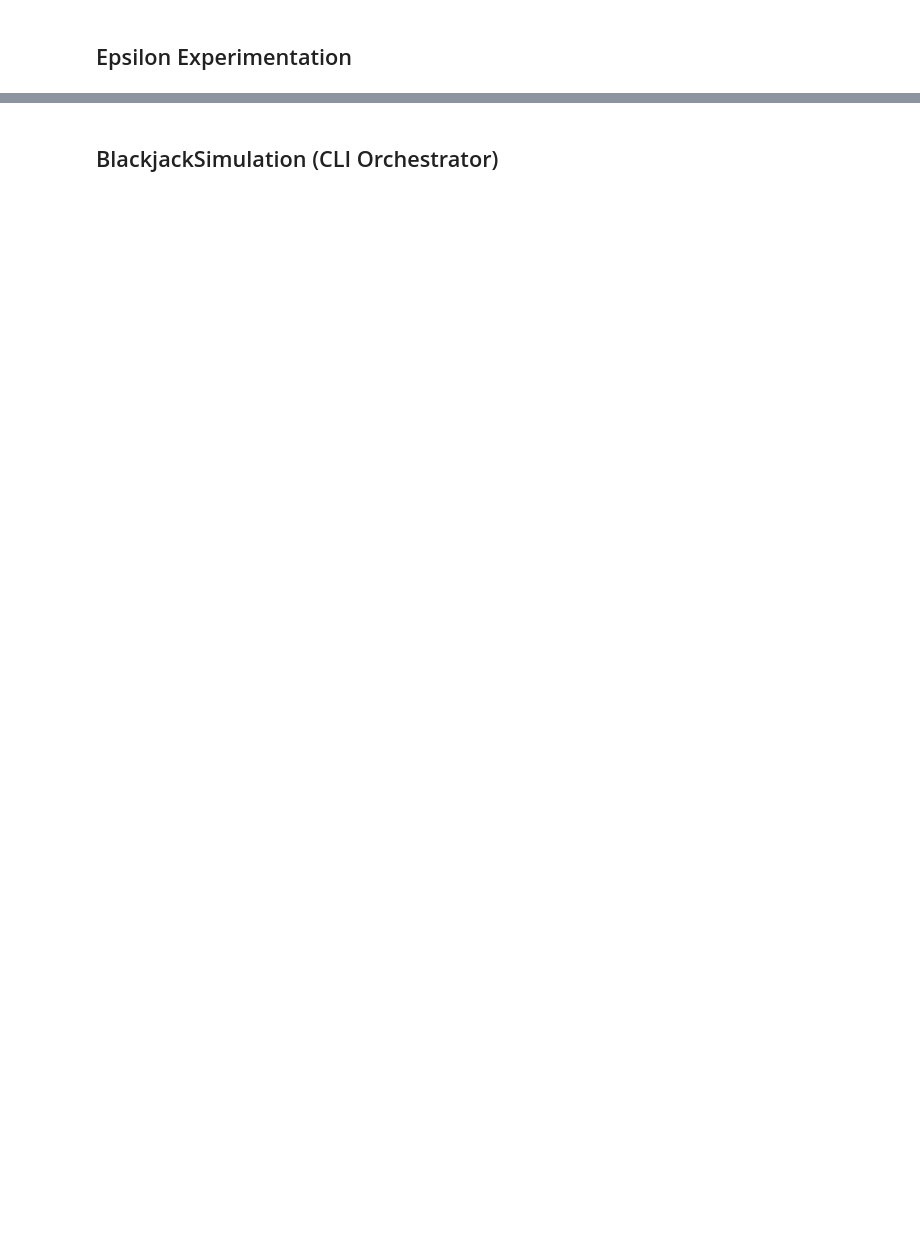
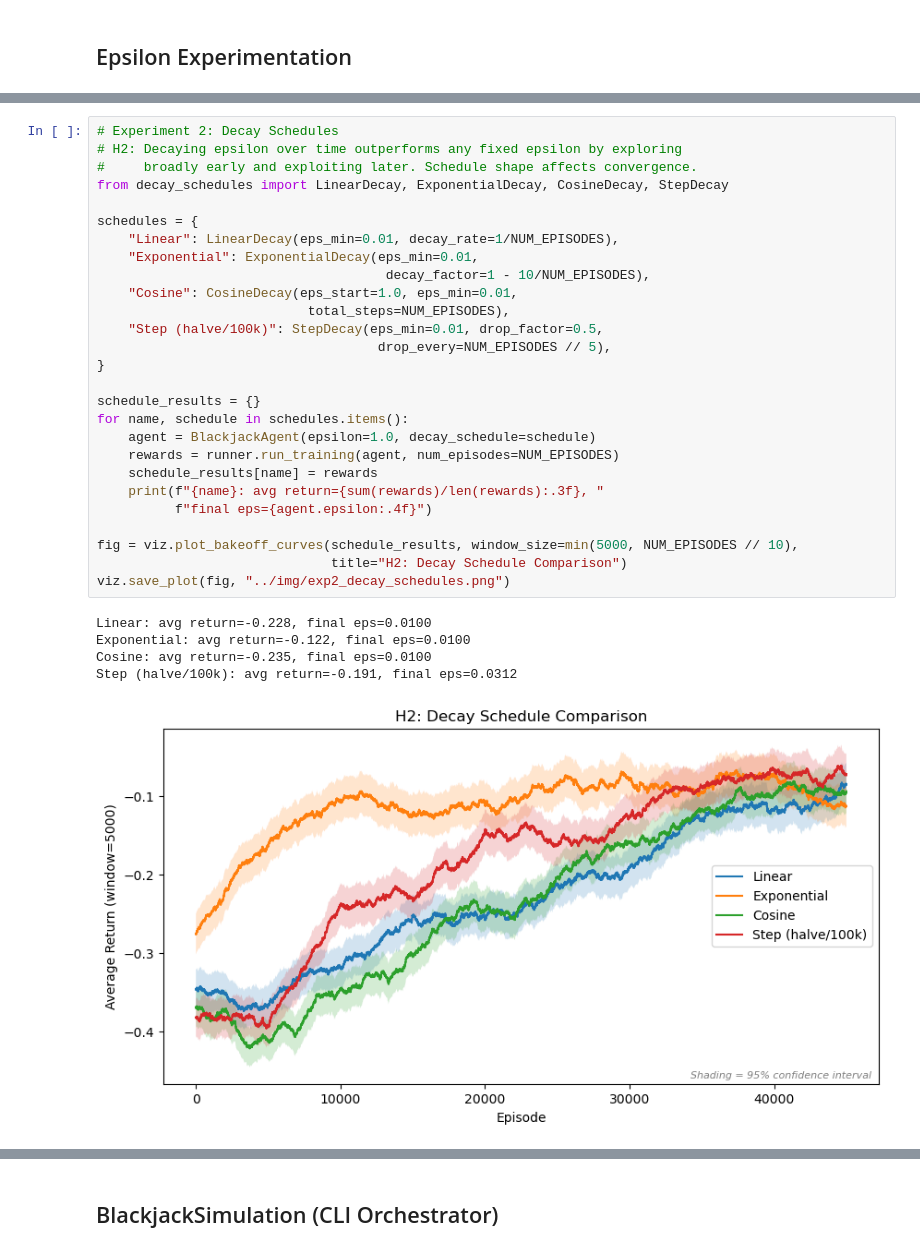
Before and after one commit to craig-rudman/MSDS684, a Jupyter notebook: W3/notebooks/development.ipynb, the cells around one changed output, grey strips where cells are left out. Drawn from its saved outputs; the diff is of its cells as text; blank space fills up the shorter version.

```diff
--- a/W3/notebooks/development.ipynb
+++ b/W3/notebooks/development.ipynb
@@ -401,0 +436,33 @@ viz.save_plot(fig_no_ace, "../img/value_surface_no_usable_ace.png")
+# %%
+# Experiment 2: Decay Schedules
+# H2: Decaying epsilon over time outperforms any fixed epsilon by exploring
+#     broadly early and exploiting later. Schedule shape affects convergence.
+from decay_schedules import LinearDecay, ExponentialDecay, CosineDecay, StepDecay
+
+schedules = {
+    "Linear": LinearDecay(eps_min=0.01, decay_rate=1/NUM_EPISODES),
+    "Exponential": ExponentialDecay(eps_min=0.01,
+                                     decay_factor=1 - 10/NUM_EPISODES),
+    "Cosine": CosineDecay(eps_start=1.0, eps_min=0.01,
+                           total_steps=NUM_EPISODES),
+    "Step (halve/100k)": StepDecay(eps_min=0.01, drop_factor=0.5,
+                                    drop_every=NUM_EPISODES // 5),
+}
+
+schedule_results = {}
+for name, schedule in schedules.items():
+    agent = BlackjackAgent(epsilon=1.0, decay_schedule=schedule)
+    rewards = runner.run_training(agent, num_episodes=NUM_EPISODES)
+    schedule_results[name] = rewards
+    print(f"{name}: avg return={sum(rewards)/len(rewards):.3f}, "
+          f"final eps={agent.epsilon:.4f}")
+
+fig = viz.plot_bakeoff_curves(schedule_results, window_size=min(5000, NUM_EPISODES // 10),
+                              title="H2: Decay Schedule Comparison")
+viz.save_plot(fig, "../img/exp2_decay_schedules.png")
+# %% [output]
+Linear: avg return=-0.228, final eps=0.0100
+Exponential: avg return=-0.122, final eps=0.0100
+Cosine: avg return=-0.235, final eps=0.0100
+Step (halve/100k): avg return=-0.191, final eps=0.0312
+[figure, added]
```
Also changed, not shown: parts of 21 cells of this notebook, 13 other files.
